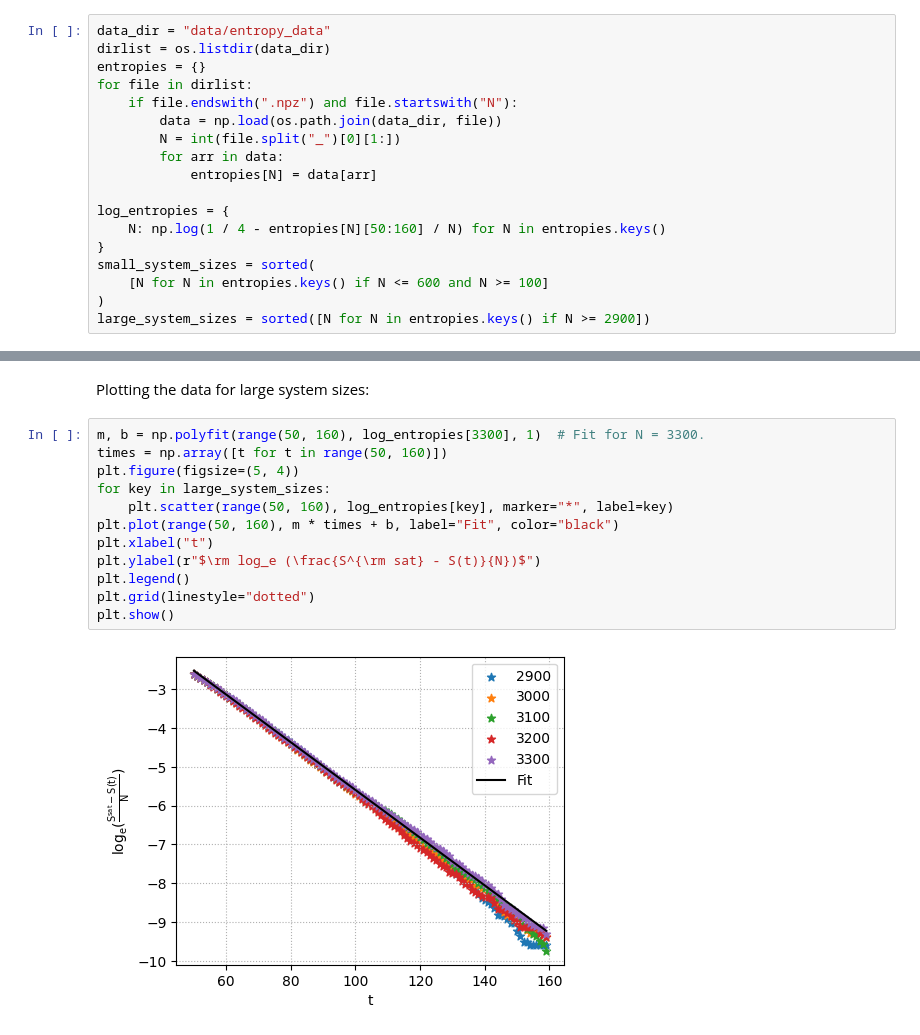
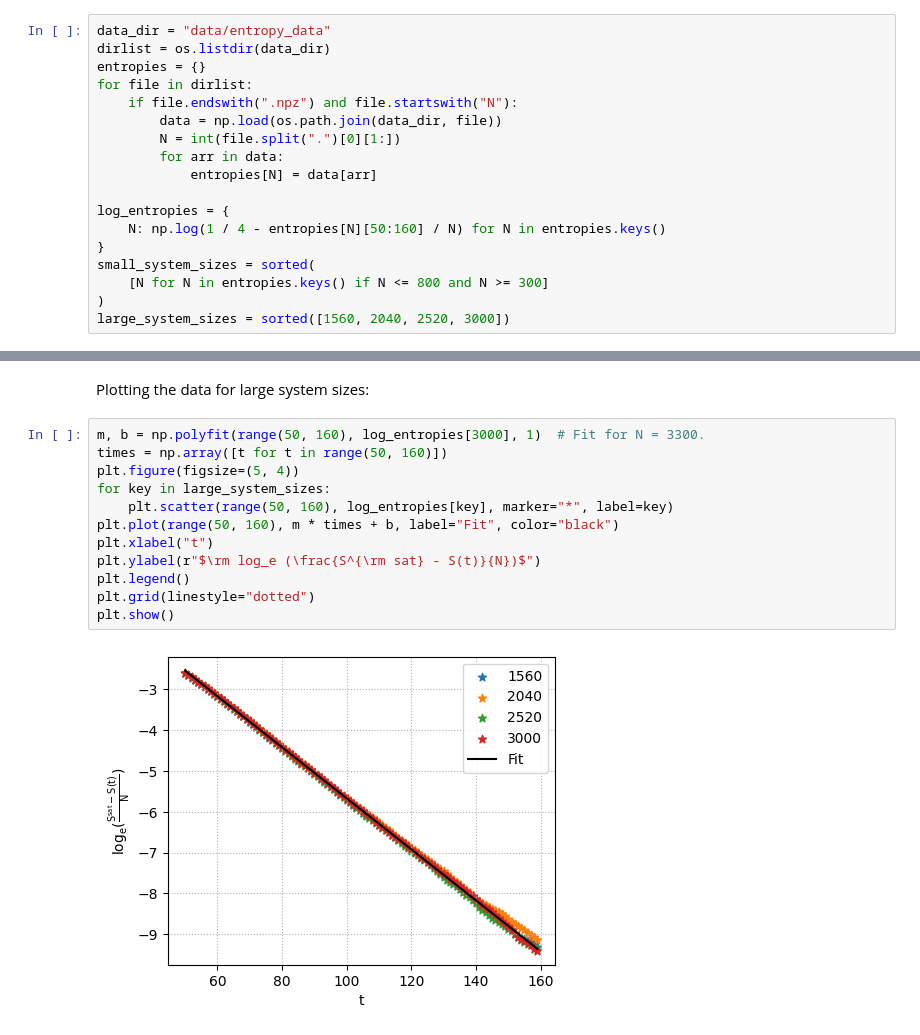
Before and after one commit to mablake90/super-cliffords, a Jupyter notebook: plotters/fig2.ipynb, the cells around one changed output, grey strips where cells are left out. Cells and saved outputs as stored; diff of their text form.

```diff
--- a/plotters/fig2.ipynb
+++ b/plotters/fig2.ipynb
@@ -16,7 +16,7 @@ entropies = {}
 for file in dirlist:
     if file.endswith(".npz") and file.startswith("N"):
         data = np.load(os.path.join(data_dir, file))
-        N = int(file.split("_")[0][1:])
+        N = int(file.split(".")[0][1:])
         for arr in data:
             entropies[N] = data[arr]
 
@@ -24,9 +24,9 @@ log_entropies = {
     N: np.log(1 / 4 - entropies[N][50:160] / N) for N in entropies.keys()
 }
 small_system_sizes = sorted(
-    [N for N in entropies.keys() if N <= 600 and N >= 100]
+    [N for N in entropies.keys() if N <= 800 and N >= 300]
 )
-large_system_sizes = sorted([N for N in entropies.keys() if N >= 2900])
+large_system_sizes = sorted([1560, 2040, 2520, 3000])
 # %% [markdown]
 #### Reproducing the plots
 Plotting data for small system sizes:
@@ -45,16 +45,16 @@ plt.show()
 # %% [markdown]
 Plotting the data for large system sizes:
 # %%
-m, b = np.polyfit(range(50, 160), log_entropies[3300], 1)  # Fit for N = 3300.
+m, b = np.polyfit(range(50, 160), log_entropies[3000], 1)  # Fit for N = 3300.
 times = np.array([t for t in range(50, 160)])
 plt.figure(figsize=(5, 4))
 for key in large_system_sizes:
     plt.scatter(range(50, 160), log_entropies[key], marker="*", label=key)
 plt.plot(range(50, 160), m * times + b, label="Fit", color="black")
 plt.xlabel("t")
 plt.ylabel(r"$\rm log_e (\frac{S^{\rm sat} - S(t)}{N})$")
 plt.legend()
 plt.grid(linestyle="dotted")
 plt.show()
 # %% [output]
-[figure, old version]
+[figure, new version]
```
Also changed, not shown: parts of 3 cells of this notebook, 58 other files.
